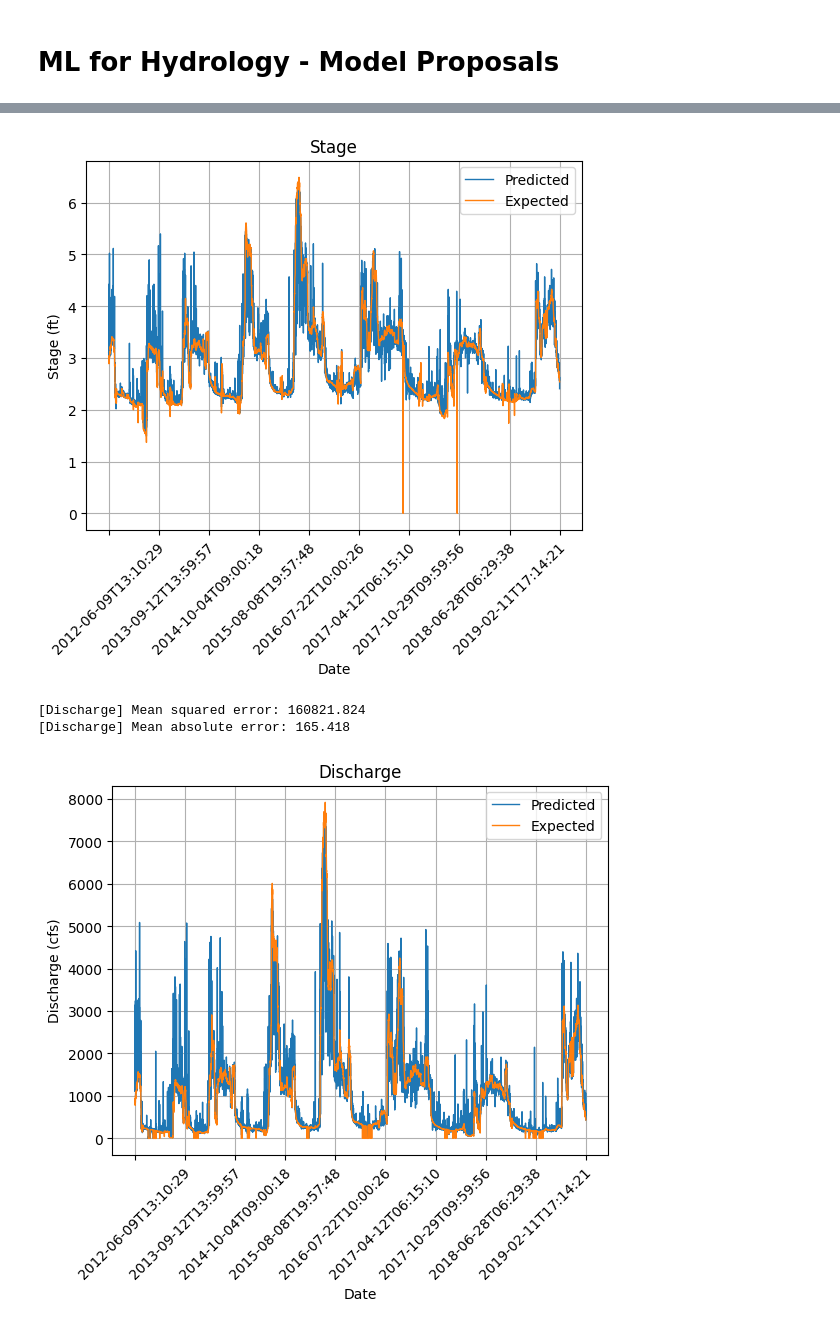
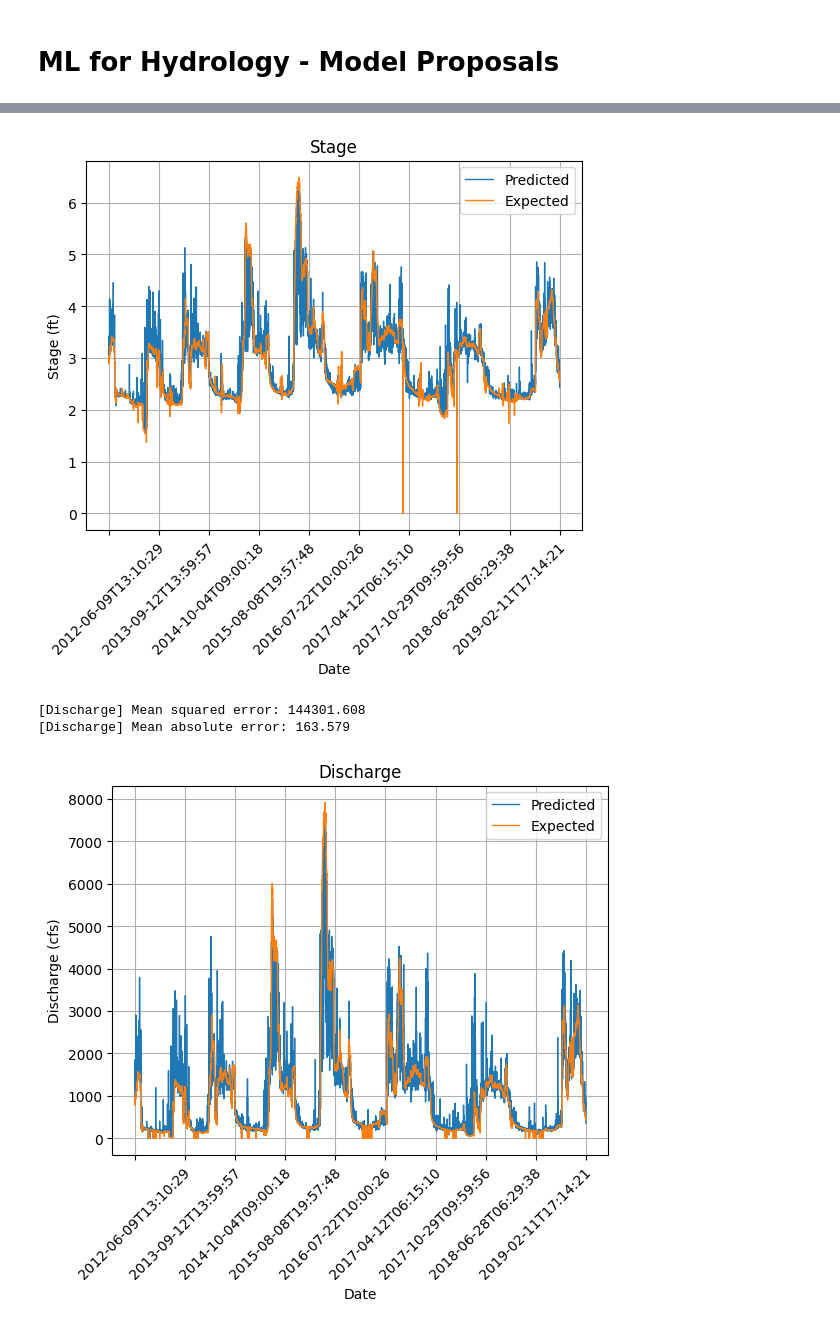
Before and after one commit to huguintoch/ml-for-hidrology, a Jupyter notebook: model_proposals.ipynb, the cells around one changed output, grey strips where cells are left out. Drawn from its saved outputs; the diff is of its cells as text; code cells hidden in the pictures.

Commit message:
Reduce to 36 bins of color

```diff
--- a/model_proposals.ipynb
+++ b/model_proposals.ipynb
@@ -12,7 +12,7 @@ import pandas as pd
 from sklearn.model_selection import train_test_split
 
 # Read CSV and ensure data is complete
-df = pd.read_csv("./aggregated-merged-data.csv")
+df = pd.read_csv("./reduced-merged-data.csv")
 if any(df.isnull().sum()):
     print("[WARNING]: Data contains null values")
 
@@ -78,13 +78,11 @@ weir_feature_names = [
     "WwCurveLineSigma",
 ]
 
-
-water_color_feature_names = ["Green", "Blue", "Brown"]
+color_bin_names = [f"bin{i}" for i in range(0, 36)]
 
 selected_feature_names = (
     generic_feature_names + above_weir_feature_names +
-    below_weir_feature_names + weir_feature_names
-    + water_color_feature_names
+    below_weir_feature_names + weir_feature_names + color_bin_names
 )
 
 # Split stage data into features and expected values
@@ -164,8 +162,8 @@ run_models(stage_model, discharge_model)
 # %%
 # Proposal 4: Use a Extremely Randomized Trees to predict stage and discharge
 from sklearn.ensemble import ExtraTreesRegressor
-stage_model = ExtraTreesRegressor()
-discharge_model = ExtraTreesRegressor()
+stage_model = ExtraTreesRegressor(n_estimators=500, max_features=20)
+discharge_model = ExtraTreesRegressor(n_estimators=500, max_features=20)
 run_models(stage_model, discharge_model)
 # %% [output]
 Training models...
@@ -177,7 +175,7 @@ Testing complete
-[figure, old version]
+[figure, new version]
-[Discharge] Mean squared error: 160821.824
-[Discharge] Mean absolute error: 165.418
+[Discharge] Mean squared error: 144301.608
+[Discharge] Mean absolute error: 163.579
-[figure, old version]
+[figure, new version]
 # %%
 # Proposal 5: Use a Bayesian Ridge to predict stage and discharge
 from sklearn.linear_model import BayesianRidge
```
Also changed, not shown: parts of 1 cell of this notebook, 1 other file.
